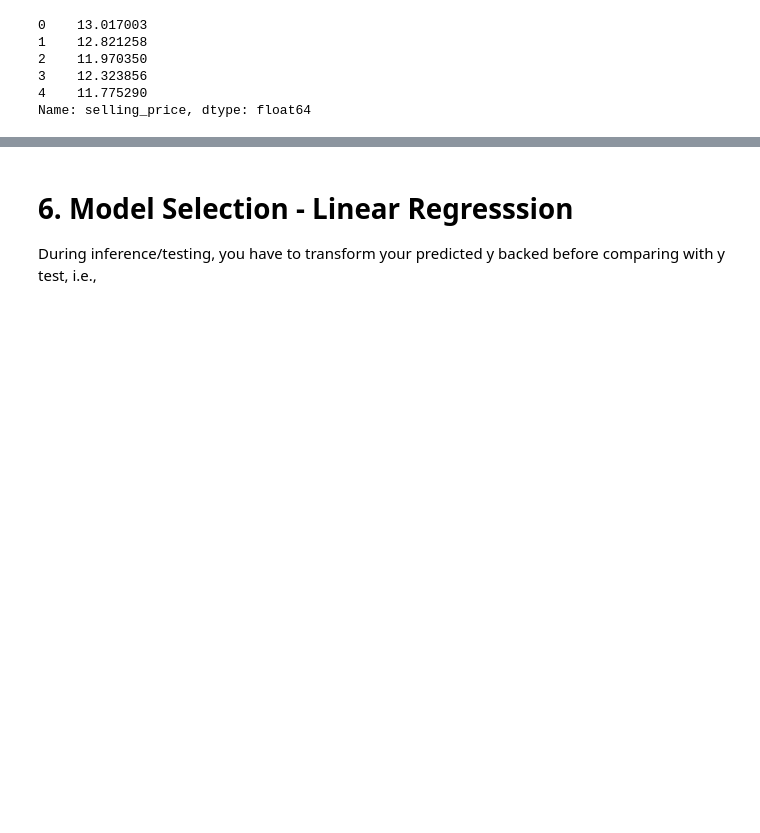
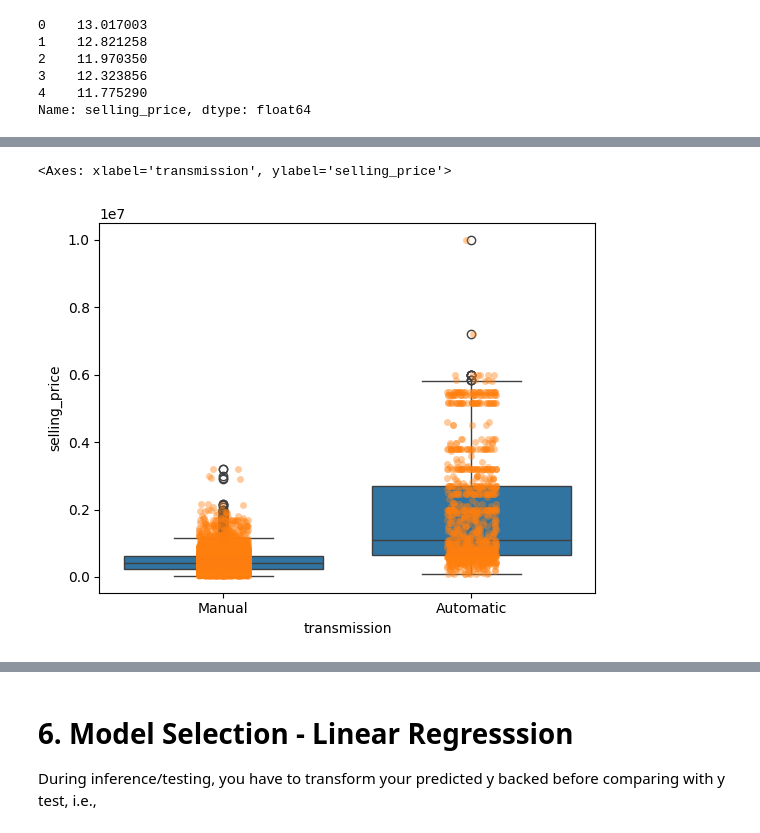
Before and after one commit to sushmi/classroom, a Jupyter notebook: notebooks/A1 - Predicting Car Prices.ipynb, the cells around one changed output, grey strips where cells are left out. Cells and saved outputs as stored; diff of their text form; code cells hidden in the pictures; blank space fills up the shorter version.

```diff
--- a/notebooks/A1 - Predicting Car Prices.ipynb
+++ b/notebooks/A1 - Predicting Car Prices.ipynb
@@ -604,0 +699,10 @@ dtype: int64
+# %%
+# Transmission vs selling_price
+# Transmission has 2 values - Manual and Automatic ie. it's a categorical variable
+sns.boxplot(data=df, x='transmission', y='selling_price')
+# sns.violinplot(data=df, x='transmission', y='selling_price', cut=0)
+# sns.stripplot(data=df, x='category_col', y='numeric_col', alpha=0.4, jitter=True)
+sns.stripplot(data=df, x='transmission', y='selling_price', alpha=0.4, jitter=True)
+# %% [output]
+<Axes: xlabel='transmission', ylabel='selling_price'>
+[figure, added]
```
Also changed, not shown: parts of 59 cells of this notebook, 13 other files.
